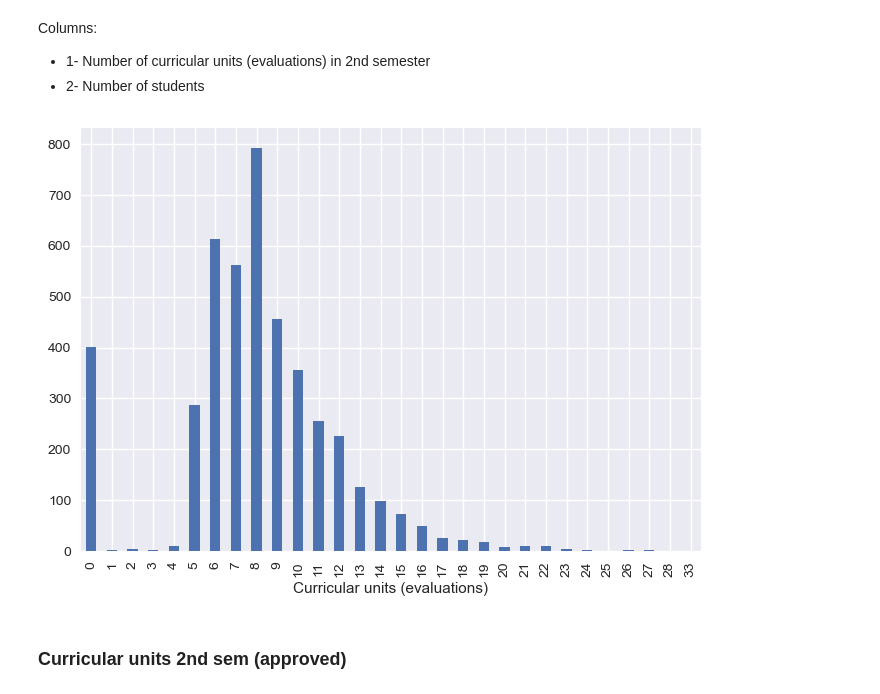
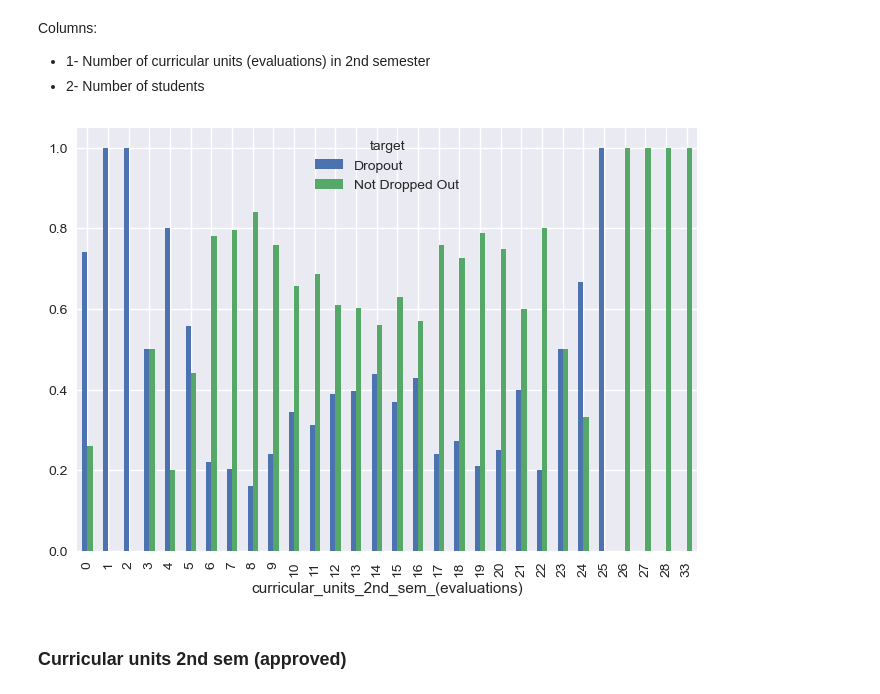
Before and after one commit to AndreJacobsPy/ai-academy-capstone, a Jupyter notebook: exploration.ipynb, the cells around one changed output. Drawn from its saved outputs; the diff is of its cells as text; code cells hidden in the pictures.

```diff
--- a/exploration.ipynb
+++ b/exploration.ipynb
@@ -1377,10 +1383,12 @@ Name: count, dtype: int64
 Columns:
 - 1- Number of curricular units (evaluations) in 2nd semester
 - 2- Number of students
-# %%
-units_2nd_sem_evaluations.plot(xlabel='Curricular units (evaluations)', kind='bar');
-# %% [output]
-[figure, removed]
+# %%
+evaluations_curricular_units_2nd_df = binary_df.copy()
+group_data_for_plotting(evaluations_curricular_units_2nd_df, "curricular_units_2nd_sem_(evaluations)").plot(kind="bar")
+plt.show()
+# %% [output]
+[figure, added]
 # %% [markdown]
 ### Curricular units 2nd sem (approved) <a class="anchor" id="thirty-first-bullet">
 # %%
```
Also changed, not shown: parts of 16 cells of this notebook.
